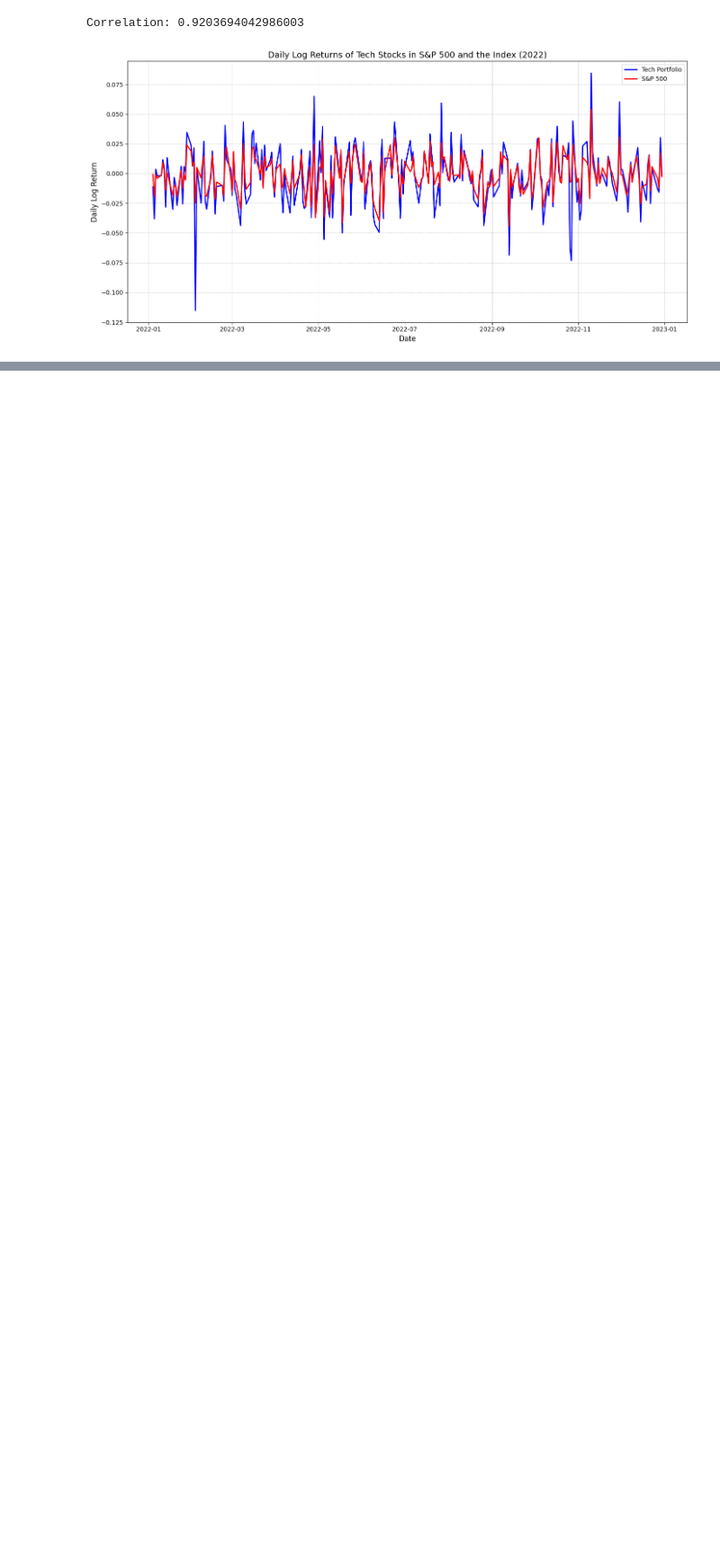
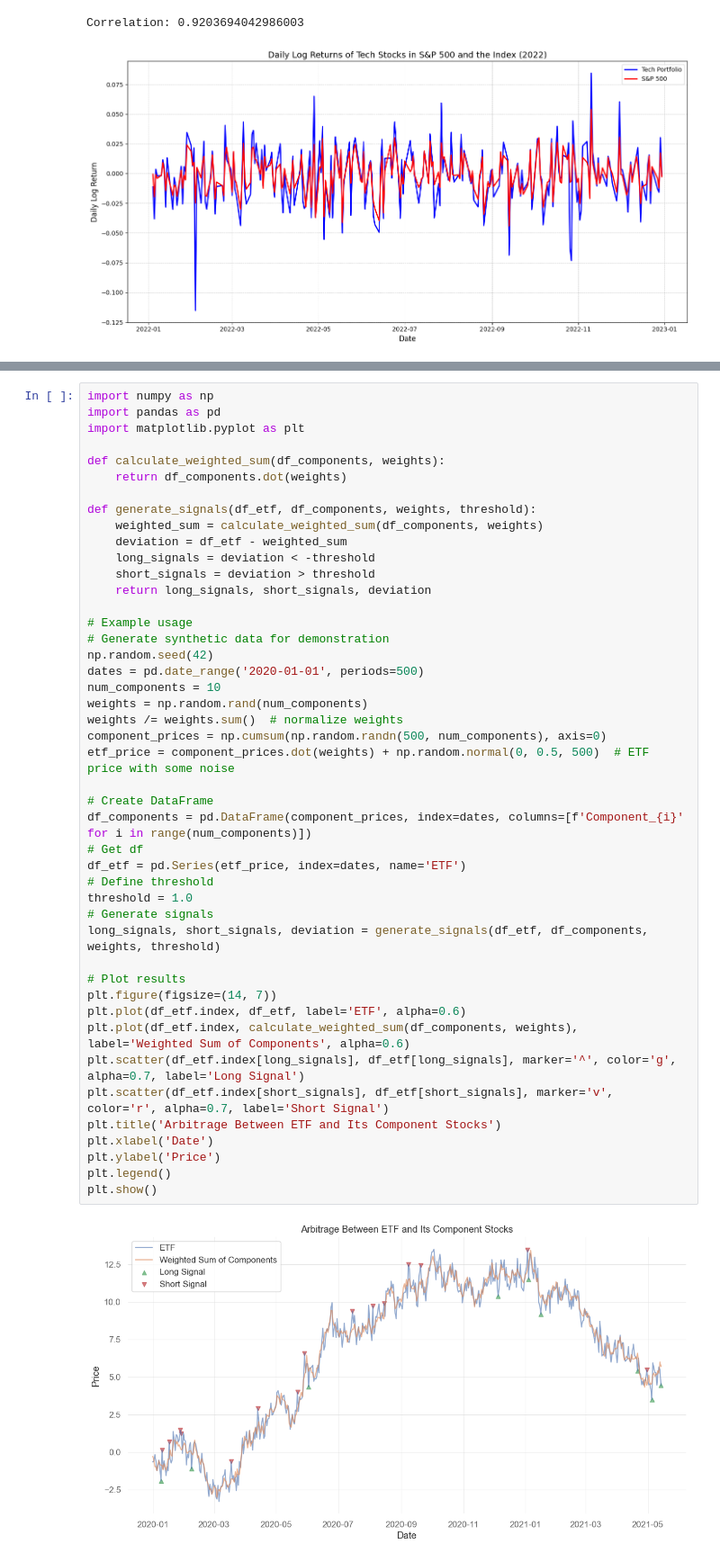
Before and after one commit to eklenks/Code, a Jupyter notebook: Master.ipynb, the cells around one changed output, grey strips where cells are left out. Shown at 90% size. Cells and saved outputs as stored; diff of their text form; blank space fills up the shorter version.

```diff
--- a/Master.ipynb
+++ b/Master.ipynb
@@ -81,0 +113,47 @@ ValueError: numpy.dtype size changed, may indicate binary incompatibility. Expec
+# %%
+import numpy as np
+import pandas as pd
+import matplotlib.pyplot as plt
+
+def calculate_weighted_sum(df_components, weights):
+    return df_components.dot(weights)
+
+def generate_signals(df_etf, df_components, weights, threshold):
+    weighted_sum = calculate_weighted_sum(df_components, weights)
+    deviation = df_etf - weighted_sum
+    long_signals = deviation < -threshold
+    short_signals = deviation > threshold
+    return long_signals, short_signals, deviation
+
+# Example usage
+# Generate synthetic data for demonstration
+np.random.seed(42)
+dates = pd.date_range('2020-01-01', periods=500)
+num_components = 10
+weights = np.random.rand(num_components)
+weights /= weights.sum()  # normalize weights
+component_prices = np.cumsum(np.random.randn(500, num_components), axis=0)
+etf_price = component_prices.dot(weights) + np.random.normal(0, 0.5, 500)  # ETF price with some noise
+
+# Create DataFrame
+df_components = pd.DataFrame(component_prices, index=dates, columns=[f'Component_{i}' for i in range(num_components)])
+# Get df
+df_etf = pd.Series(etf_price, index=dates, name='ETF')
+# Define threshold
+threshold = 1.0
+# Generate signals
+long_signals, short_signals, deviation = generate_signals(df_etf, df_components, weights, threshold)
+
+# Plot results
+plt.figure(figsize=(14, 7))
+plt.plot(df_etf.index, df_etf, label='ETF', alpha=0.6)
+plt.plot(df_etf.index, calculate_weighted_sum(df_components, weights), label='Weighted Sum of Components', alpha=0.6)
+plt.scatter(df_etf.index[long_signals], df_etf[long_signals], marker='^', color='g', alpha=0.7, label='Long Signal')
+plt.scatter(df_etf.index[short_signals], df_etf[short_signals], marker='v', color='r', alpha=0.7, label='Short Signal')
+plt.title('Arbitrage Between ETF and Its Component Stocks')
+plt.xlabel('Date')
+plt.ylabel('Price')
+plt.legend()
+plt.show()
+# %% [output]
+[figure, added]
```
Also changed, not shown: parts of 3 cells of this notebook.
